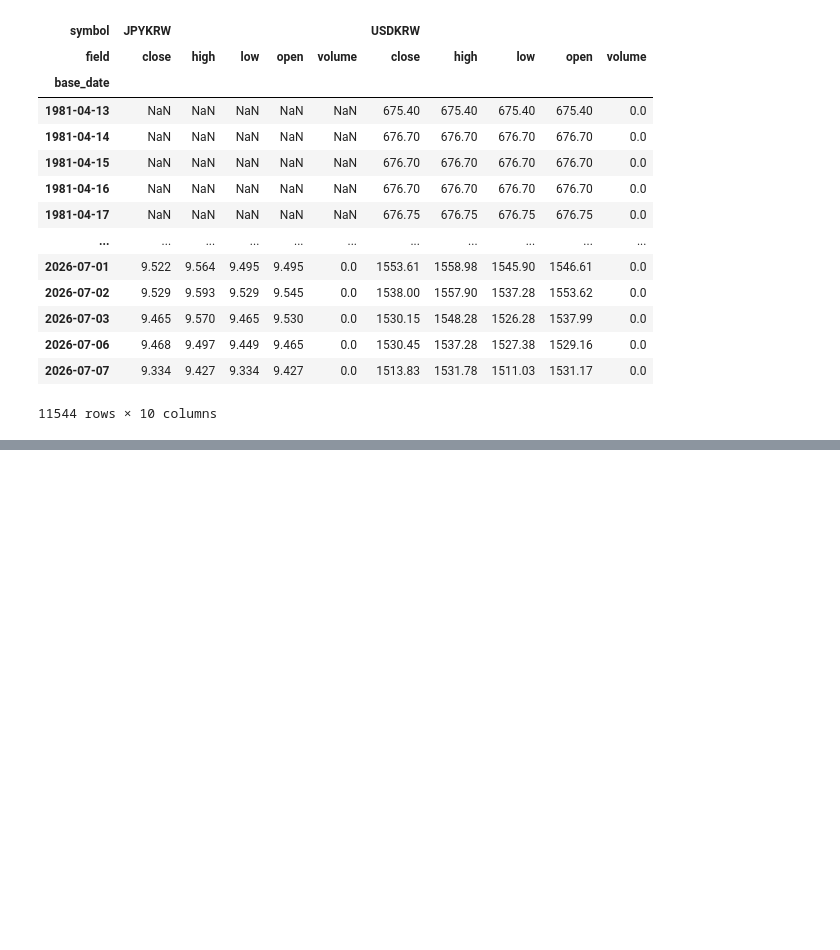
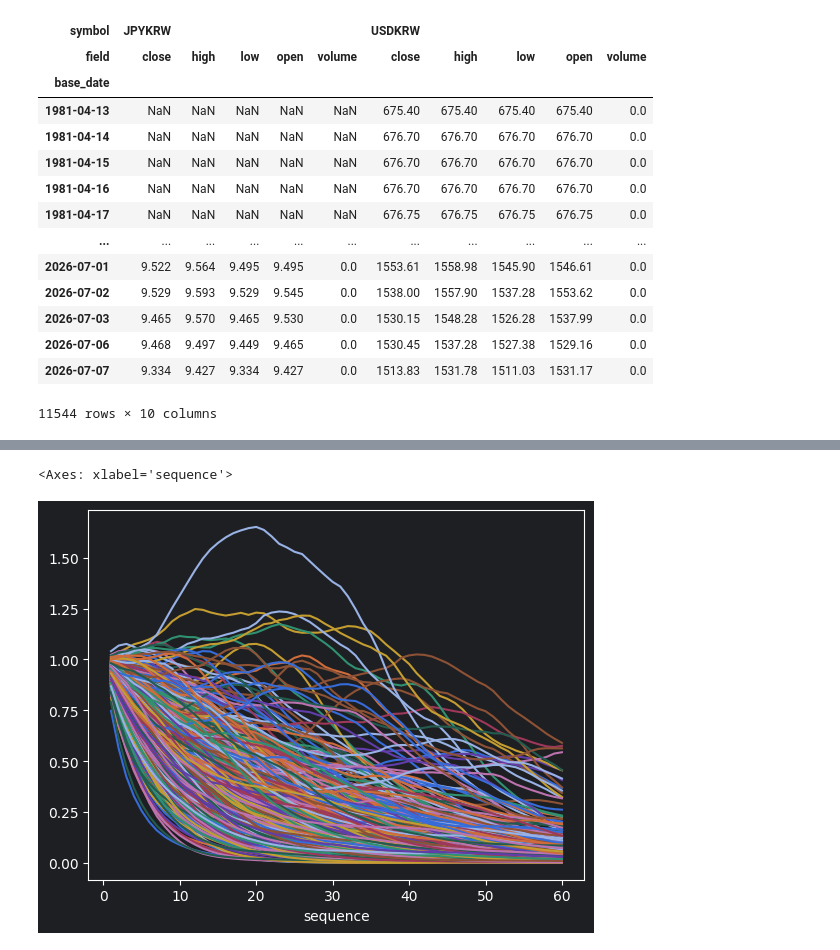
Before and after one commit to Tommylee1013/FinancialData, a Jupyter notebook: Notes/data_valid.ipynb, the cells around one changed output, grey strips where cells are left out. Cells and saved outputs as stored; diff of their text form; code cells hidden in the pictures; blank space fills up the shorter version.

Commit message:
data update (2026/08/03)

```diff
--- a/Notes/data_valid.ipynb
+++ b/Notes/data_valid.ipynb
@@ -327,0 +330,6 @@ NameError: name 'fx' is not defined
+# %%
+selected_market_data = market.get_series(
+    symbols = 'SP500',
+    index_set = 'release_date',
+    multi_level_index = False
+)
@@ -327,0 +458,2 @@ NameError: name 'fx' is not defined
+# %%
+df = calculate_rolling_kontoyiannis_entropy(selected_market_data['close'] * selected_market_data['volume'], window = 60)
@@ -327,0 +527,14 @@ NameError: name 'fx' is not defined
+# %%
+date_list = list(cpi.index)
+# %%
+entropy_matrix = extract_entropy_matrix(
+    df=df,
+    date_list=date_list,
+    entropy_col="kontoyiannis_entropy_60",
+    window=60,
+)
+# %%
+(entropy_matrix).cumprod().plot(legend = False)
+# %% [output]
+<Axes: xlabel='sequence'>
+[figure, added]
```
Also changed, not shown: parts of 24 cells of this notebook, 11 other files.
